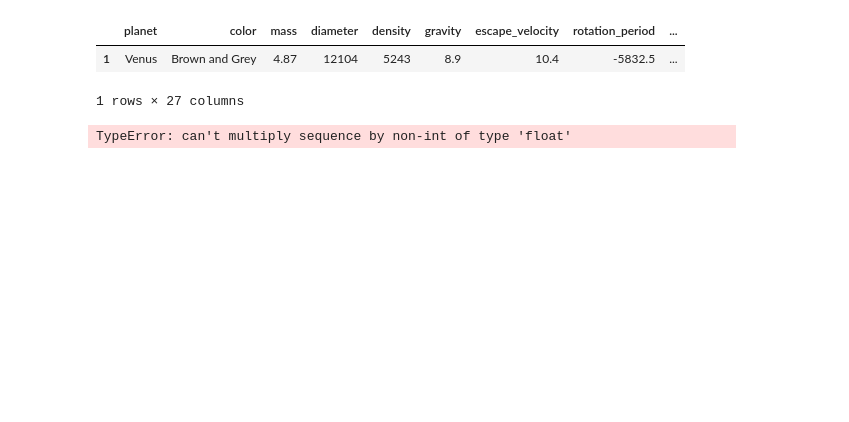
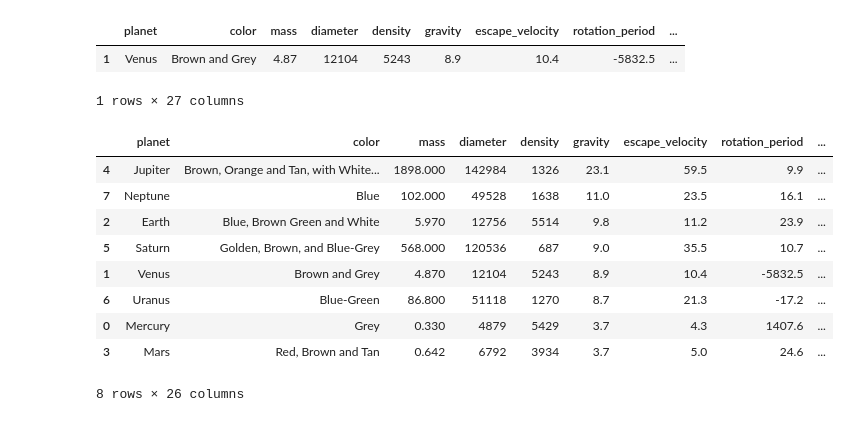
Before and after one commit to SebasCrucer/AGENT_TARS_HACKATHON_NASA_International_Space_Apps_Challenge, a Jupyter notebook: src/PyScript/pininos.ipynb, the cells around one changed output. Saved outputs shown, nothing was run; the diff lists cells and outputs as text; code cells hidden in the pictures; blank space fills up the shorter version.

```diff
--- a/src/PyScript/pininos.ipynb
+++ b/src/PyScript/pininos.ipynb
@@ -184,15 +186,15 @@ print()
 1 rows × 27 columns
 # %%
 #Muestra el dataframe ordenado por gravedad
-display(planets_df.sort_values(by='surface_gravity', ascending=False))
+display(planets_df.sort_values(by='gravity', ascending=False))
+# %% [output]
+|  | planet | color | mass | diameter | density | gravity | escape_velocity | rotation_period | ... |
+| 4 | Jupiter | Brown, Orange and Tan, with White... | 1898.000 | 142984 | 1326 | 23.1 | 59.5 | 9.9 | ... |
+| 7 | Neptune | Blue | 102.000 | 49528 | 1638 | 11.0 | 23.5 | 16.1 | ... |
+| 2 | Earth | Blue, Brown Green and White | 5.970 | 12756 | 5514 | 9.8 | 11.2 | 23.9 | ... |
+| 5 | Saturn | Golden, Brown, and Blue-Grey | 568.000 | 120536 | 687 | 9.0 | 35.5 | 10.7 | ... |
+| 1 | Venus | Brown and Grey | 4.870 | 12104 | 5243 | 8.9 | 10.4 | -5832.5 | ... |
+| 6 | Uranus | Blue-Green | 86.800 | 51118 | 1270 | 8.7 | 21.3 | -17.2 | ... |
+| 0 | Mercury | Grey | 0.330 | 4879 | 5429 | 3.7 | 4.3 | 1407.6 | ... |
+| 3 | Mars | Red, Brown and Tan | 0.642 | 6792 | 3934 | 3.7 | 5.0 | 24.6 | ... |
+8 rows × 26 columns
-# %%
-# Factor de conversión de bars a atm
-floantconversion_factor = 0.986923
-
-# Convertir la columna de presión de bars a atm
-planets_df['pressure'] = planets_df['pressure'] * conversion_factor
-
-# Si deseas eliminar la columna original en bars, puedes usar:
-# planets_df.drop('Surface Pressure (bars)', axis=1, inplace=True)
-# %% [output]
-TypeError: can't multiply sequence by non-int of type 'float'
```
Also changed, not shown: parts of 1 cell of this notebook.
